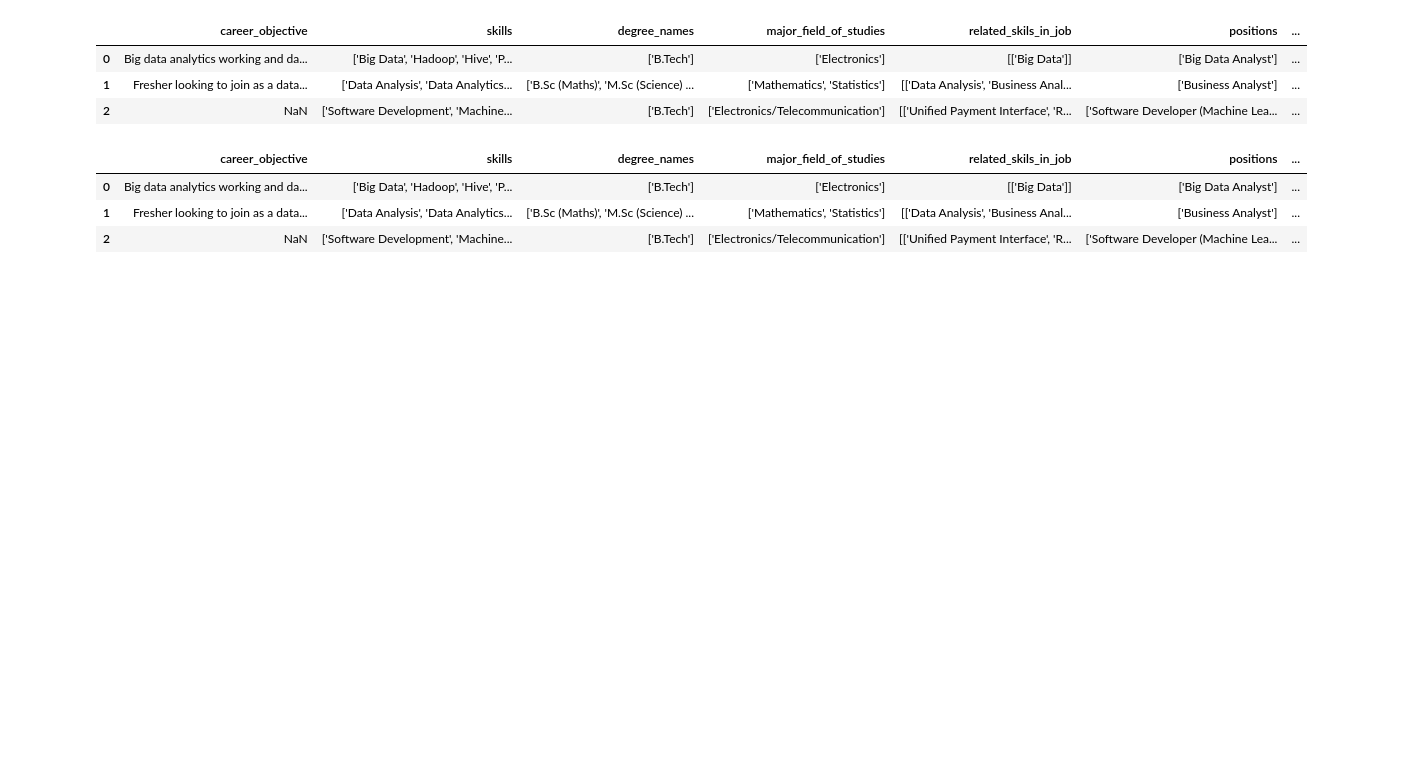
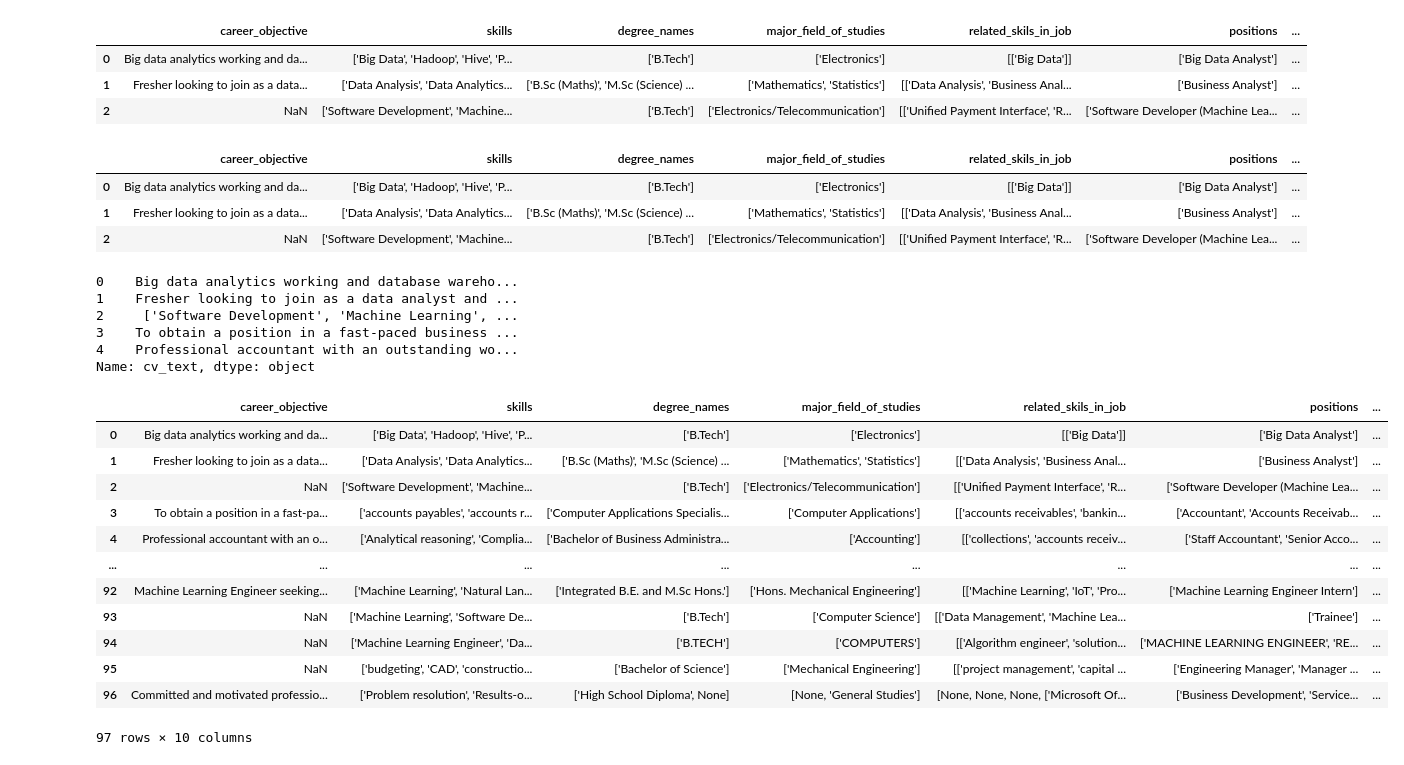
Before and after one commit to Bhanuka10/Candidate-Recommendation-System, a Jupyter notebook: model/Untitled.ipynb, the cells around one changed output. Cells and saved outputs as stored; diff of their text form; code cells hidden in the pictures; blank space fills up the shorter version.

Commit message:
clean the data

```diff
--- a/model/Untitled.ipynb
+++ b/model/Untitled.ipynb
@@ -150,3 +150,42 @@ df.head(3)
 | 2 | NaN | ['Software Development', 'Machine... | ['B.Tech'] | ['Electronics/Telecommunication'] | [['Unified Payment Interface', 'R... | ['Software Developer (Machine Lea... | ... |
 # %%
 df = df.drop(columns=['matched_score'])
+# %%
+# Combine all relevant columns into a single 'cv_text' column
+df["cv_text"] = (
+    df["career_objective"].fillna("") + " " +
+    df["skills"].fillna("").astype(str) + " " +
+    df["degree_names"].fillna("").astype(str) + " " +
+    df["major_field_of_studies"].fillna("").astype(str) + " " +
+    df["related_skils_in_job"].fillna("").astype(str) + " " +
+    df["positions"].fillna("").astype(str) + " " +
+    df["responsibilities"].fillna("").astype(str) + " " +
+    df["﻿job_position_name"].fillna("").astype(str) + " " +
+    df["experiencere_requirement"].fillna("").astype(str)
+)
+
+# Check the result
+df["cv_text"].head()
+# %% [output]
+0    Big data analytics working and database wareho...
+1    Fresher looking to join as a data analyst and ...
+2     ['Software Development', 'Machine Learning', ...
+3    To obtain a position in a fast-paced business ...
+4    Professional accountant with an outstanding wo...
+Name: cv_text, dtype: object
+# %%
+df
+# %% [output]
+|  | career_objective | skills | degree_names | major_field_of_studies | related_skils_in_job | positions | ... |
+| 0 | Big data analytics working and da... | ['Big Data', 'Hadoop', 'Hive', 'P... | ['B.Tech'] | ['Electronics'] | [['Big Data']] | ['Big Data Analyst'] | ... |
+| 1 | Fresher looking to join as a data... | ['Data Analysis', 'Data Analytics... | ['B.Sc (Maths)', 'M.Sc (Science) ... | ['Mathematics', 'Statistics'] | [['Data Analysis', 'Business Anal... | ['Business Analyst'] | ... |
+| 2 | NaN | ['Software Development', 'Machine... | ['B.Tech'] | ['Electronics/Telecommunication'] | [['Unified Payment Interface', 'R... | ['Software Developer (Machine Lea... | ... |
+| 3 | To obtain a position in a fast-pa... | ['accounts payables', 'accounts r... | ['Computer Applications Specialis... | ['Computer Applications'] | [['accounts receivables', 'bankin... | ['Accountant', 'Accounts Receivab... | ... |
+| 4 | Professional accountant with an o... | ['Analytical reasoning', 'Complia... | ['Bachelor of Business Administra... | ['Accounting'] | [['collections', 'accounts receiv... | ['Staff Accountant', 'Senior Acco... | ... |
+| ... | ... | ... | ... | ... | ... | ... | ... |
+| 92 | Machine Learning Engineer seeking... | ['Machine Learning', 'Natural Lan... | ['Integrated B.E. and M.Sc Hons.'] | ['Hons. Mechanical Engineering'] | [['Machine Learning', 'IoT', 'Pro... | ['Machine Learning Engineer Intern'] | ... |
+| 93 | NaN | ['Machine Learning', 'Software De... | ['B.Tech'] | ['Computer Science'] | [['Data Management', 'Machine Lea... | ['Trainee'] | ... |
+| 94 | NaN | ['Machine Learning Engineer', 'Da... | ['B.TECH'] | ['COMPUTERS'] | [['Algorithm engineer', 'solution... | ['MACHINE LEARNING ENGINEER', 'RE... | ... |
+| 95 | NaN | ['budgeting', 'CAD', 'constructio... | ['Bachelor of Science'] | ['Mechanical Engineering'] | [['project management', 'capital ... | ['Engineering Manager', 'Manager ... | ... |
+| 96 | Committed and motivated professio... | ['Problem resolution', 'Results-o... | ['High School Diploma', None] | [None, 'General Studies'] | [None, None, None, ['Microsoft Of... | ['Business Development', 'Service... | ... |
+97 rows × 10 columns
```
Also changed, not shown: parts of 16 cells of this notebook.
